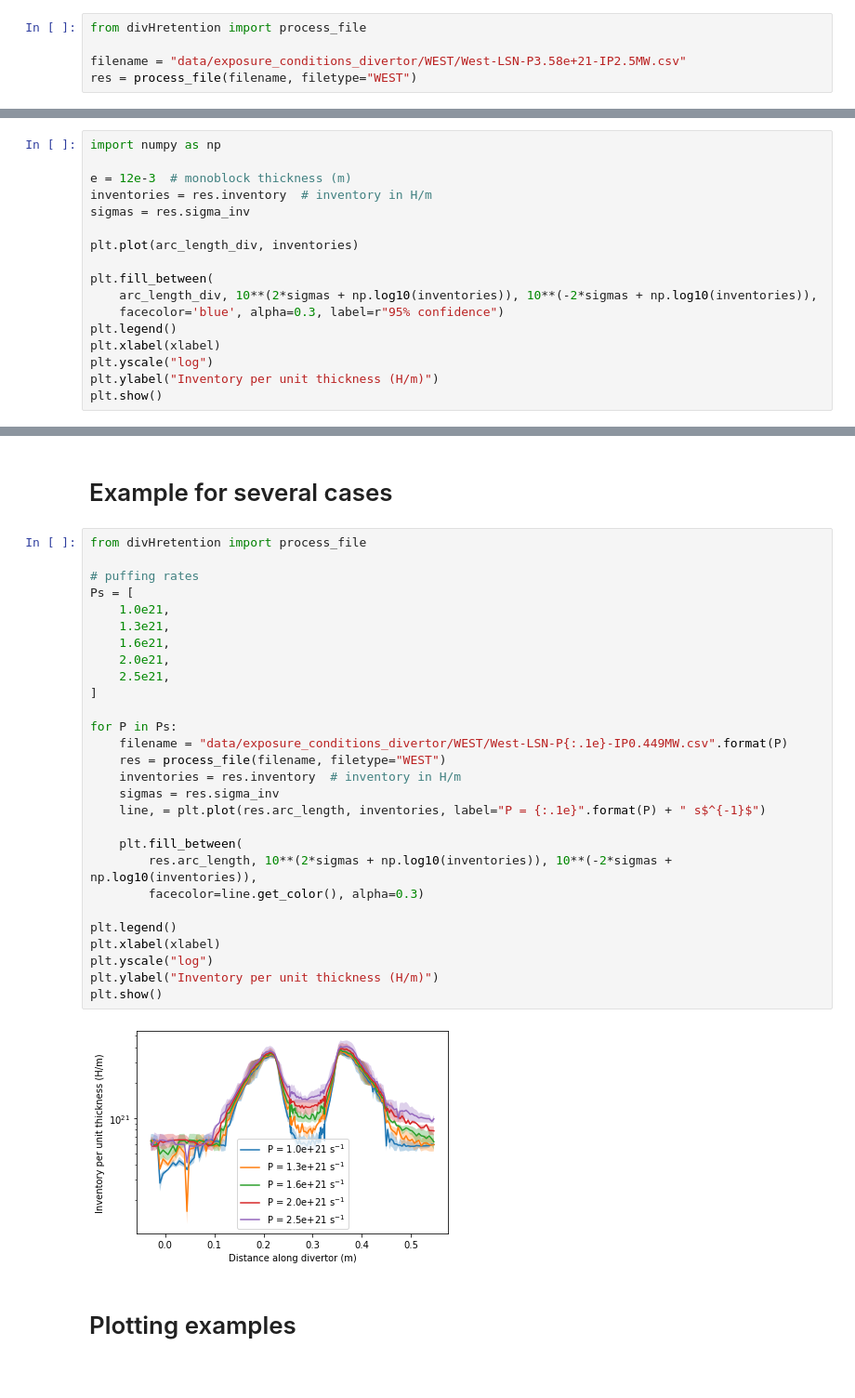
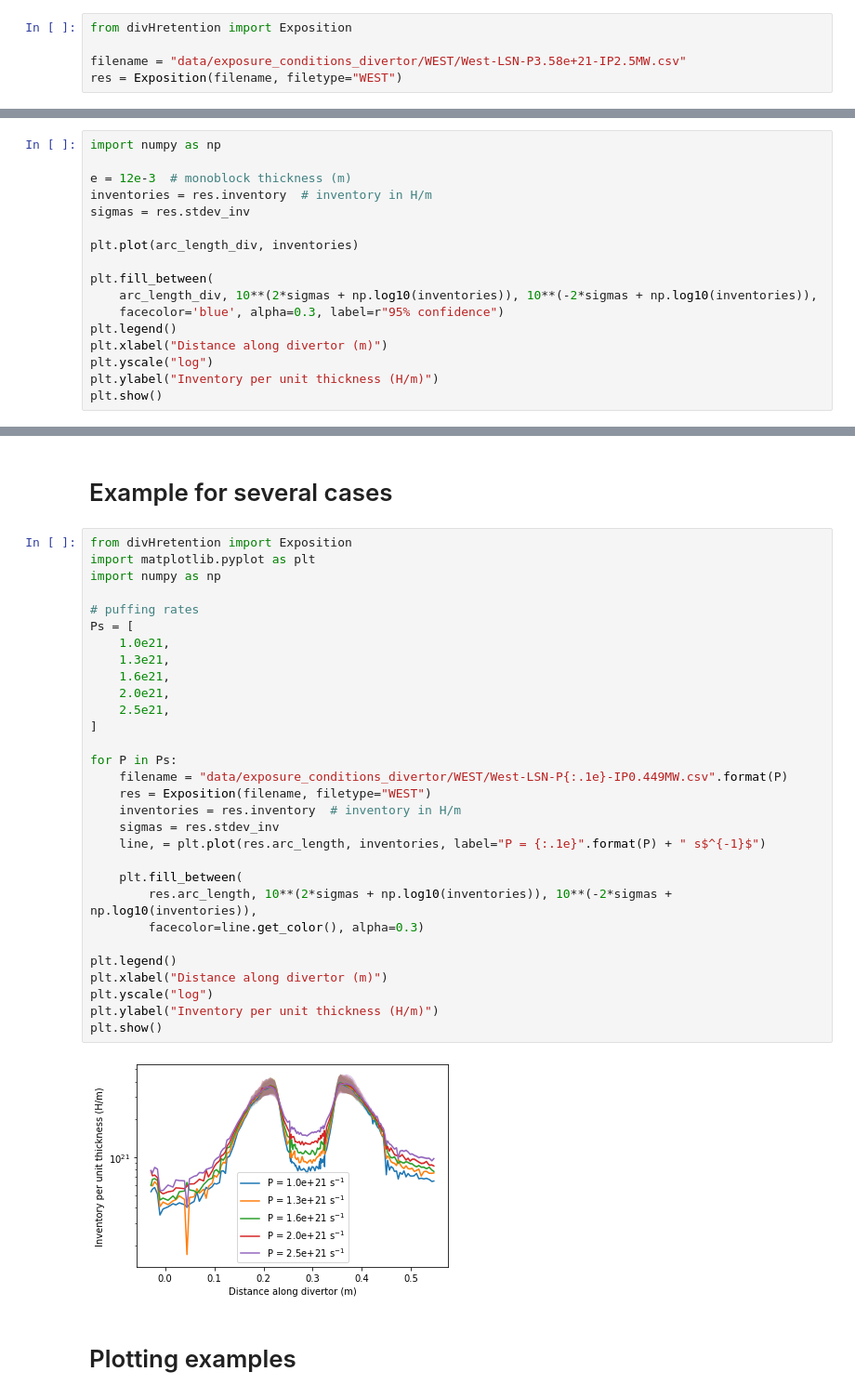
Before and after one commit to IRFM/divHretention, a Jupyter notebook: docs/source/WEST_inventory.ipynb, the cells around one changed output, grey strips where cells are left out. Shown at 93% size. Cells and saved outputs as stored; diff of their text form.

```diff
--- a/docs/source/WEST_inventory.ipynb
+++ b/docs/source/WEST_inventory.ipynb
@@ -6,8 +6,8 @@ First import `divHretention` and run `process_file`
 # %%
-from divHretention import process_file
+from divHretention import Exposition
 
 filename = "data/exposure_conditions_divertor/WEST/West-LSN-P3.58e+21-IP2.5MW.csv"
-res = process_file(filename, filetype="WEST")
+res = Exposition(filename, filetype="WEST")
 # %% [markdown]
 The result (`res`) is an object containing several attributes that are:
 - `arc_length`: arc_length along the divertor (in m)
@@ -56,7 +48,7 @@ import numpy as np
 
 e = 12e-3  # monoblock thickness (m)
 inventories = res.inventory  # inventory in H/m
-sigmas = res.sigma_inv
+sigmas = res.stdev_inv
 
 plt.plot(arc_length_div, inventories)
 
@@ -64,7 +56,7 @@ plt.fill_between(
     arc_length_div, 10**(2*sigmas + np.log10(inventories)), 10**(-2*sigmas + np.log10(inventories)),
     facecolor='blue', alpha=0.3, label=r"95% confidence")
 plt.legend()
-plt.xlabel(xlabel)
+plt.xlabel("Distance along divertor (m)")
 plt.yscale("log")
 plt.ylabel("Inventory per unit thickness (H/m)")
 plt.show()
@@ -73,35 +65,37 @@ plt.show()
 # %% [markdown]
 # Example for several cases
 # %%
-from divHretention import process_file
+from divHretention import Exposition
+import matplotlib.pyplot as plt
+import numpy as np
 
 # puffing rates
 Ps = [
     1.0e21,
     1.3e21,
     1.6e21,
     2.0e21,
     2.5e21,
 ]
 
 for P in Ps:
     filename = "data/exposure_conditions_divertor/WEST/West-LSN-P{:.1e}-IP0.449MW.csv".format(P)
-    res = process_file(filename, filetype="WEST")
+    res = Exposition(filename, filetype="WEST")
     inventories = res.inventory  # inventory in H/m
-    sigmas = res.sigma_inv
+    sigmas = res.stdev_inv
     line, = plt.plot(res.arc_length, inventories, label="P = {:.1e}".format(P) + " s$^{-1}$")
 
     plt.fill_between(
         res.arc_length, 10**(2*sigmas + np.log10(inventories)), 10**(-2*sigmas + np.log10(inventories)),
         facecolor=line.get_color(), alpha=0.3)
 
 plt.legend()
-plt.xlabel(xlabel)
+plt.xlabel("Distance along divertor (m)")
 plt.yscale("log")
 plt.ylabel("Inventory per unit thickness (H/m)")
 plt.show()
 # %% [output]
-[figure, old version]
+[figure, new version]
 # %% [markdown]
 # Plotting examples
 # %% [markdown]
```
Also changed, not shown: parts of 7 cells of this notebook.
